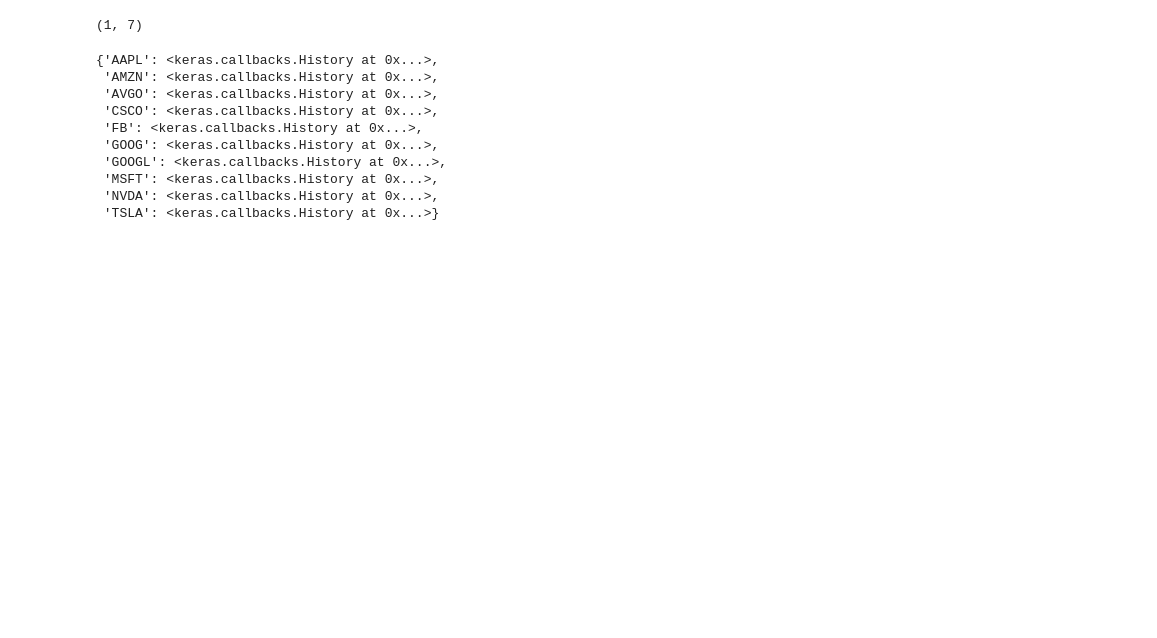
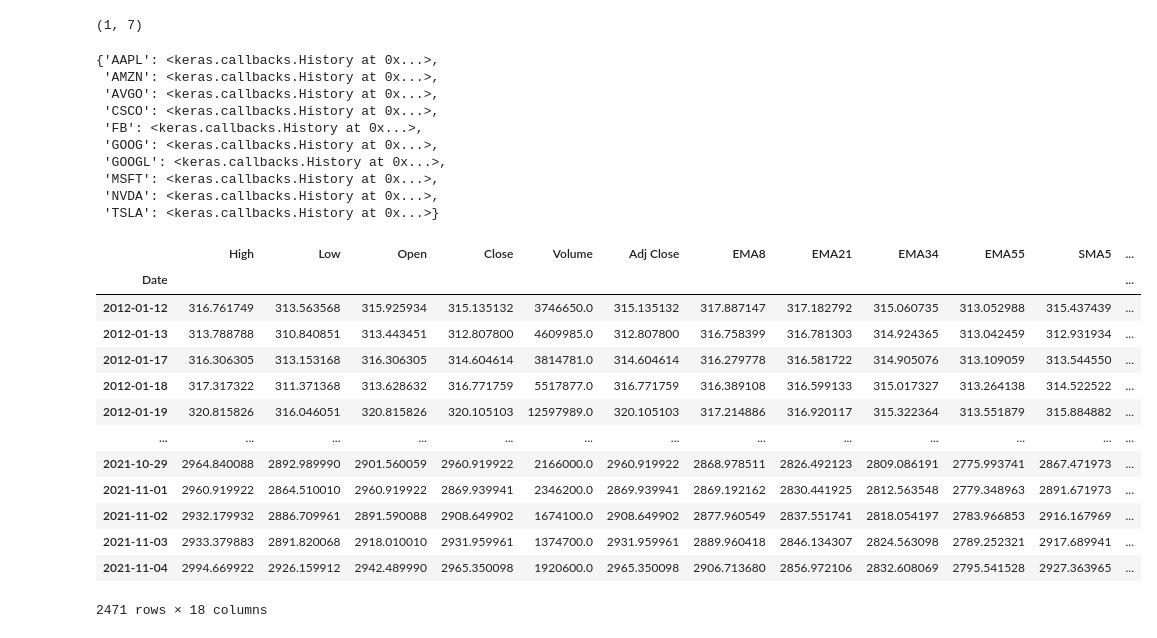
Before and after one commit to SaiNavyanth2000/FYP-Stock-Price-Prediction, a Jupyter notebook: code/MachineLearning/arima/202201-Arima Version 1.ipynb, the cells around one changed output. Drawn from its saved outputs; the diff is of its cells as text; code cells hidden in the pictures; blank space fills up the shorter version.

```diff
--- a/code/MachineLearning/arima/202201-Arima Version 1.ipynb
+++ b/code/MachineLearning/arima/202201-Arima Version 1.ipynb
@@ -604,3 +604,39 @@ test.shape
  'MSFT': <keras.callbacks.History at 0x...>,
  'NVDA': <keras.callbacks.History at 0x...>,
  'TSLA': <keras.callbacks.History at 0x...>}
+# %%
+import pandas as pd
+from pandas_datareader import data as pdr
+import pandas_ta as ta
+df_stockData = pdr.DataReader('GOOGL', data_source='yahoo', start='2011-11-04', end='2021-11-04')
+df_stockData["EMA8"] = df_stockData['Close'].ewm(span=8).mean()
+df_stockData["EMA21"] = df_stockData['Close'].ewm(span=21).mean()
+df_stockData['EMA34'] = df_stockData['Close'].ewm(span=34).mean()
+df_stockData['EMA55'] = df_stockData['Close'].ewm(span=55).mean()
+df_stockData['SMA5'] = df_stockData['Close'].rolling(window=5).mean()
+df_stockData['SMA10'] = df_stockData['Close'].rolling(window=10).mean()
+df_stockData['SMA20'] = df_stockData['Close'].rolling(window=20).mean()
+df_stockData.dropna(inplace=True)
+df_stockData['Returns'] = df_stockData['Close'] / df_stockData['Close'].shift(1)
+df_stockData['Returns'] -= 1
+df_stockData.dropna(inplace=True)
+df_stockData.ta.rsi(close='Close', length=14, append=True)
+df_stockData.ta.adx(high='High', low='Low', close='Close', length=14, append=True)
+df_stockData.dropna(inplace=True)
+# %%
+df_stockData
+# %% [output]
+|  | High | Low | Open | Close | Volume | Adj Close | EMA8 | EMA21 | EMA34 | EMA55 | SMA5 | ... |
+| Date |  |  |  |  |  |  |  |  |  |  |  | ... |
+| 2012-01-12 | 316.761749 | 313.563568 | 315.925934 | 315.135132 | 3746650.0 | 315.135132 | 317.887147 | 317.182792 | 315.060735 | 313.052988 | 315.437439 | ... |
+| 2012-01-13 | 313.788788 | 310.840851 | 313.443451 | 312.807800 | 4609985.0 | 312.807800 | 316.758399 | 316.781303 | 314.924365 | 313.042459 | 312.931934 | ... |
+| 2012-01-17 | 316.306305 | 313.153168 | 316.306305 | 314.604614 | 3814781.0 | 314.604614 | 316.279778 | 316.581722 | 314.905076 | 313.109059 | 313.544550 | ... |
+| 2012-01-18 | 317.317322 | 311.371368 | 313.628632 | 316.771759 | 5517877.0 | 316.771759 | 316.389108 | 316.599133 | 315.017327 | 313.264138 | 314.522522 | ... |
+| 2012-01-19 | 320.815826 | 316.046051 | 320.815826 | 320.105103 | 12597989.0 | 320.105103 | 317.214886 | 316.920117 | 315.322364 | 313.551879 | 315.884882 | ... |
+| ... | ... | ... | ... | ... | ... | ... | ... | ... | ... | ... | ... | ... |
+| 2021-10-29 | 2964.840088 | 2892.989990 | 2901.560059 | 2960.919922 | 2166000.0 | 2960.919922 | 2868.978511 | 2826.492123 | 2809.086191 | 2775.993741 | 2867.471973 | ... |
+| 2021-11-01 | 2960.919922 | 2864.510010 | 2960.919922 | 2869.939941 | 2346200.0 | 2869.939941 | 2869.192162 | 2830.441925 | 2812.563548 | 2779.348963 | 2891.671973 | ... |
+| 2021-11-02 | 2932.179932 | 2886.709961 | 2891.590088 | 2908.649902 | 1674100.0 | 2908.649902 | 2877.960549 | 2837.551741 | 2818.054197 | 2783.966853 | 2916.167969 | ... |
+| 2021-11-03 | 2933.379883 | 2891.820068 | 2918.010010 | 2931.959961 | 1374700.0 | 2931.959961 | 2889.960418 | 2846.134307 | 2824.563098 | 2789.252321 | 2917.689941 | ... |
+| 2021-11-04 | 2994.669922 | 2926.159912 | 2942.489990 | 2965.350098 | 1920600.0 | 2965.350098 | 2906.713680 | 2856.972106 | 2832.608069 | 2795.541528 | 2927.363965 | ... |
+2471 rows × 18 columns
```
Also changed, not shown: 1 other file.
